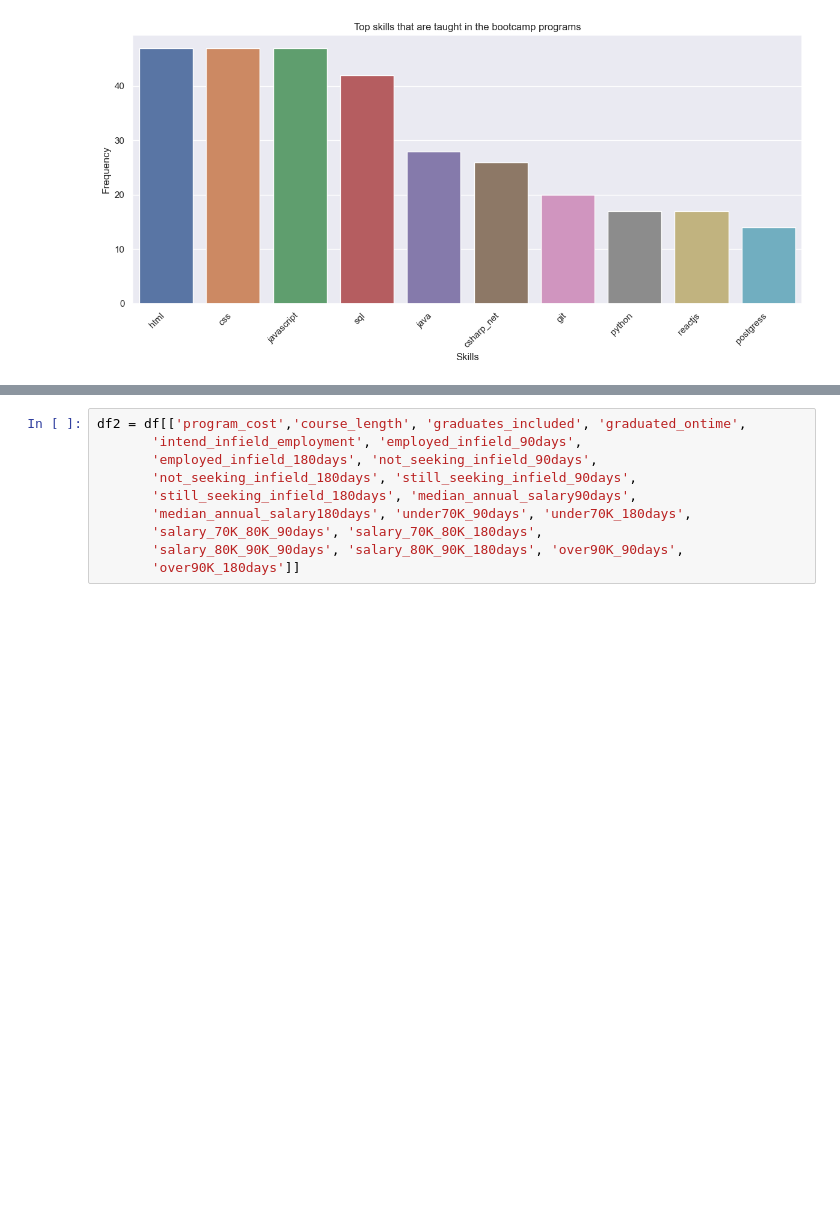
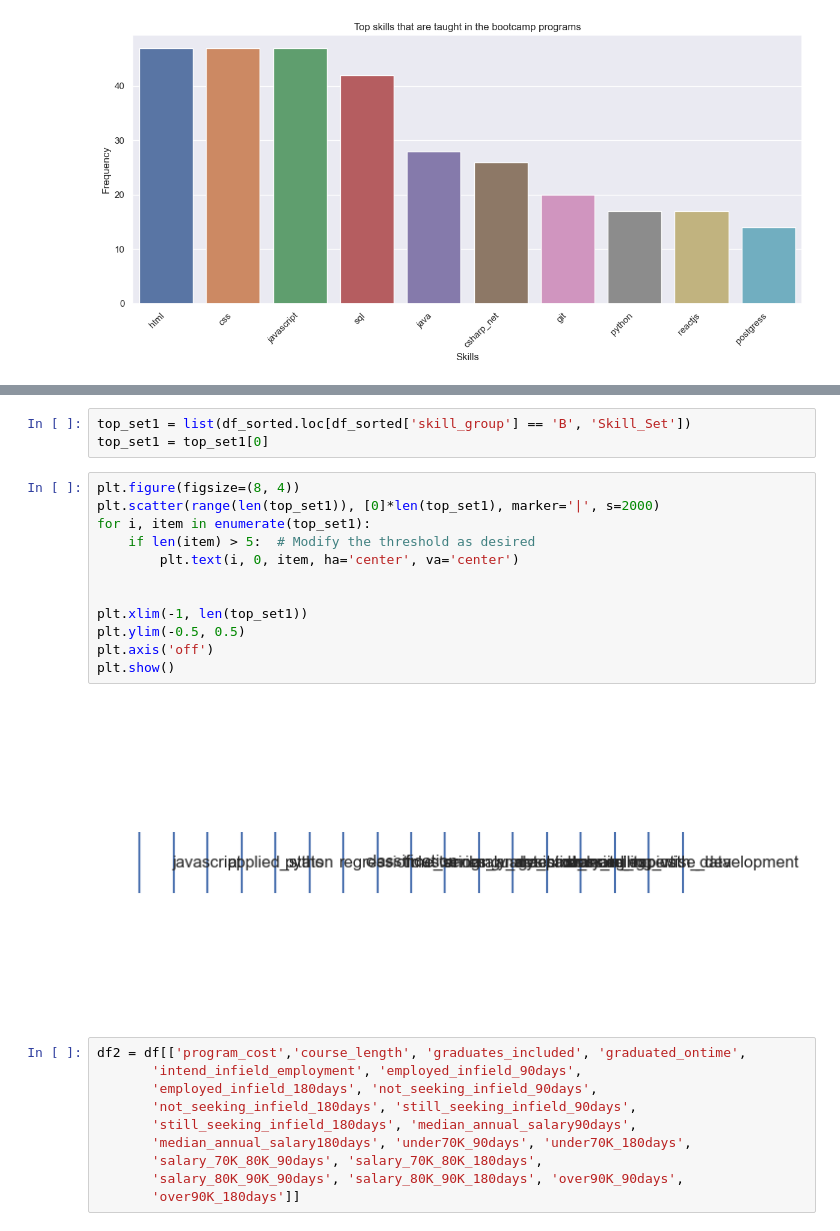
Before and after one commit to selena0391/bootcamps_edu, a Jupyter notebook: code/eda_2.ipynb, the cells around one changed output, grey strips where cells are left out. Saved outputs shown, nothing was run; the diff lists cells and outputs as text; blank space fills up the shorter version.

Commit message:
modify eda

```diff
--- a/code/eda_2.ipynb
+++ b/code/eda_2.ipynb
@@ -309,3 +308,20 @@ See the caveats in the documentation: https://pandas.pydata.org/pandas-docs/stab
+# %%
+top_set1 = list(df_sorted.loc[df_sorted['skill_group'] == 'B', 'Skill_Set'])
+top_set1 = top_set1[0]
+# %%
+plt.figure(figsize=(8, 4))
+plt.scatter(range(len(top_set1)), [0]*len(top_set1), marker='|', s=2000)
+for i, item in enumerate(top_set1):
+    if len(item) > 5:  # Modify the threshold as desired
+        plt.text(i, 0, item, ha='center', va='center')
+
+
+plt.xlim(-1, len(top_set1))
+plt.ylim(-0.5, 0.5)
+plt.axis('off')
+plt.show()
+# %% [output]
+[figure, added]
 # %%
 df2 = df[['program_cost','course_length', 'graduates_included', 'graduated_ontime',
        'intend_infield_employment', 'employed_infield_90days',
```
Also changed, not shown: parts of 21 cells of this notebook.
